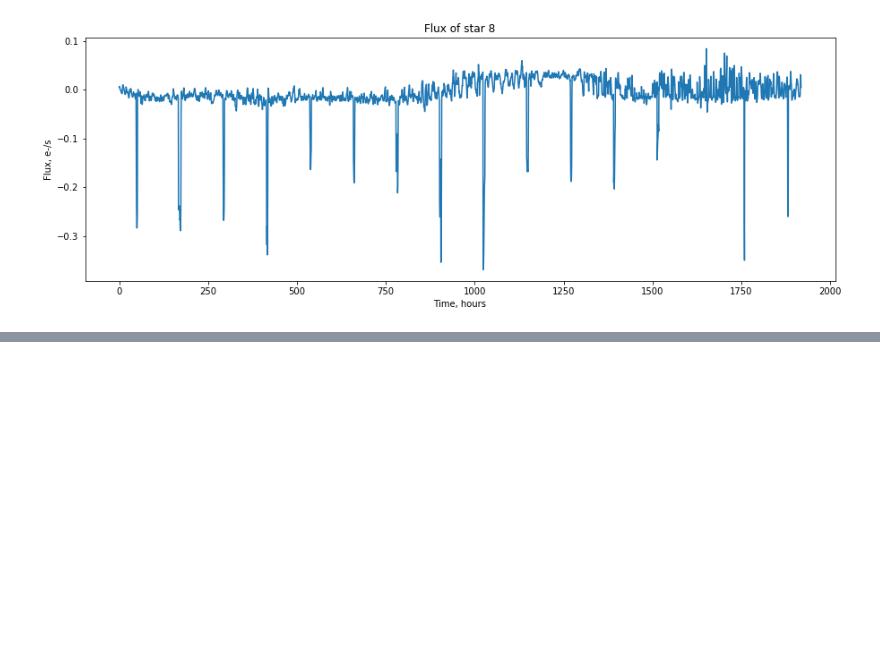
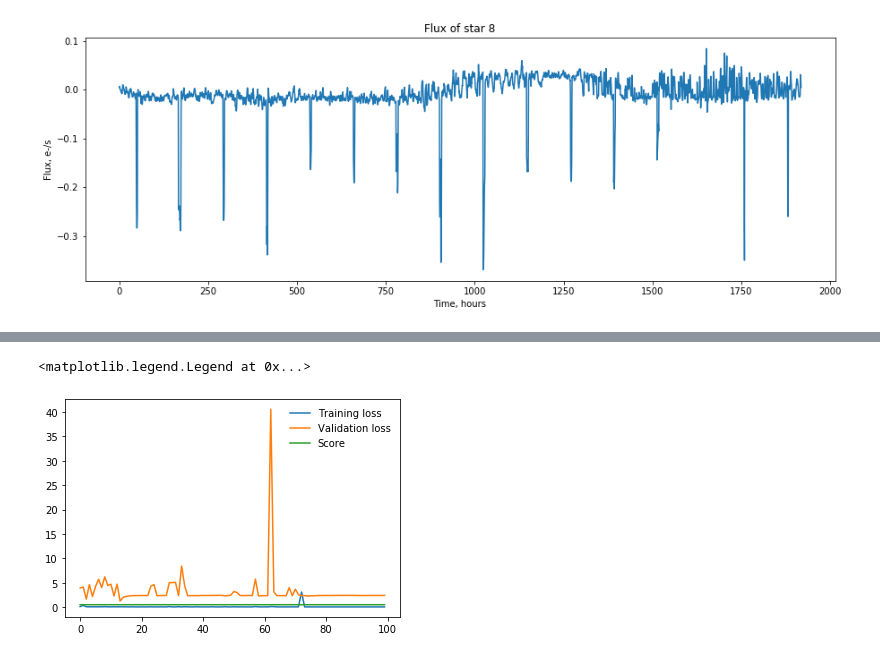
Before and after one commit to herruzojm/ExoplanetIA, a Jupyter notebook: src/prototipos/Perceptron.ipynb, the cells around one changed output, grey strips where cells are left out. Drawn from its saved outputs; the diff is of its cells as text; code cells hidden in the pictures; blank space fills up the shorter version.

```diff
--- a/src/prototipos/Perceptron.ipynb
+++ b/src/prototipos/Perceptron.ipynb
@@ -189,10 +194,11 @@ plt.legend(frameon = False)
 # %%
-weights = df_train['LABEL'].value_counts(normalize = True)
-modelo = Perceptron()
-weights  = torch.tensor([weights[1], weights[0]])
-criterion = torch.nn.CrossEntropyLoss(weights)
+modelo = Perceptron().to(device)
+model_name = os.getcwd() + "\\saved_models\\perceptron_adam_cross_01"
+weights = df_train['LABEL'].value_counts()
+weights  = torch.tensor([max(weights)/weights[0], max(weights)/weights[1]])
+criterion = torch.nn.CrossEntropyLoss(weights).to(device)
 optimizer = torch.optim.Adam(modelo.parameters(), lr = learning_rate)
 # %%
-train_losses, validation_losses, scores = train(modelo, 'perceptron_adam_01', criterion, optimizer, epochs, alpha, beta,
-                                                df_train, df_validation)
+train_losses, validation_losses, scores = train(modelo, model_name, criterion, optimizer, epochs, alpha, beta,
+                                                df_train, df_validation, device)
 # %% [output]
@@ -216,0 +222,8 @@ KeyboardInterrupt:
+# %%
+plt.plot(train_losses, label = 'Training loss')
+plt.plot(validation_losses, label = 'Validation loss')
+plt.plot(scores, label = 'Score')
+plt.legend(frameon = False)
+# %% [output]
+<matplotlib.legend.Legend at 0x...>
+[figure, added]
```
Also changed, not shown: parts of 10 cells of this notebook, 8 other files.
